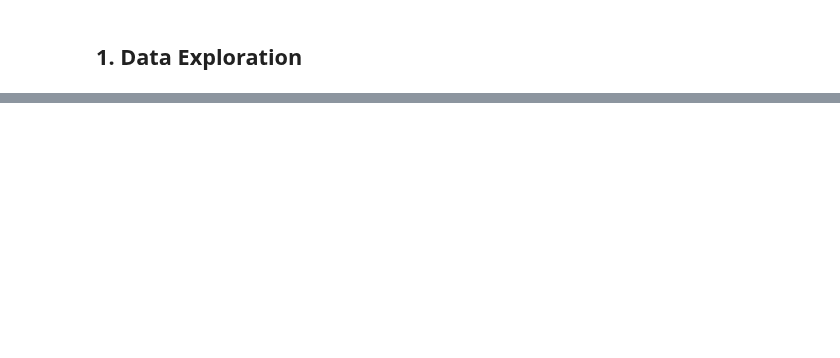
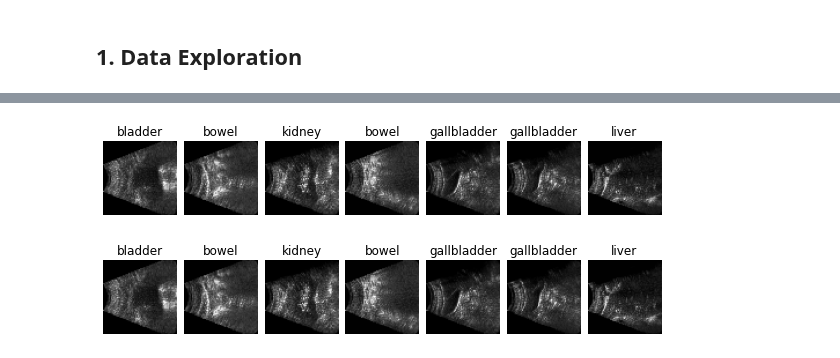
Before and after one commit to Juanki0396/TFG, a Jupyter notebook: IA_Ultrasounds.ipynb, the cells around one changed output, grey strips where cells are left out. Cells and saved outputs as stored; diff of their text form; code cells hidden in the pictures; blank space fills up the shorter version.

```diff
--- a/IA_Ultrasounds.ipynb
+++ b/IA_Ultrasounds.ipynb
@@ -235,0 +137,17 @@ f = us_trans.plot(figsize=(4,4))
+# %%
+# For cyclegan, we need to manualy load data since images are rotated and have a greater resolution
+cyclegan_data_apth = "Data/USAnotAI_CyleGan"
+files = [file for file in os.scandir(cyclegan_data_apth) if file.name not in ("source.md", "cone.png")]
+cone = Image.from_path(os.path.join(cyclegan_data_apth, "cone.png"), "cone")
+data = [Image.from_path(file.path, file.name.split("-")[0]) for file in files]
+for img in data:
+    img.image = img.image.T
+resize = Resize((3, 64,64))
+data = [Ultrasound(resize(img.torch_tensor - img.image.min()), img.label, cone.image) for img in data]
+for us in data:
+    us.dark_cone()
+# %%
+Image.create_image_grid(data[::50])
+# %% [output]
+[figure, added]
+[figure, added]
```
Also changed, not shown: parts of 49 cells of this notebook, 2 other files.
